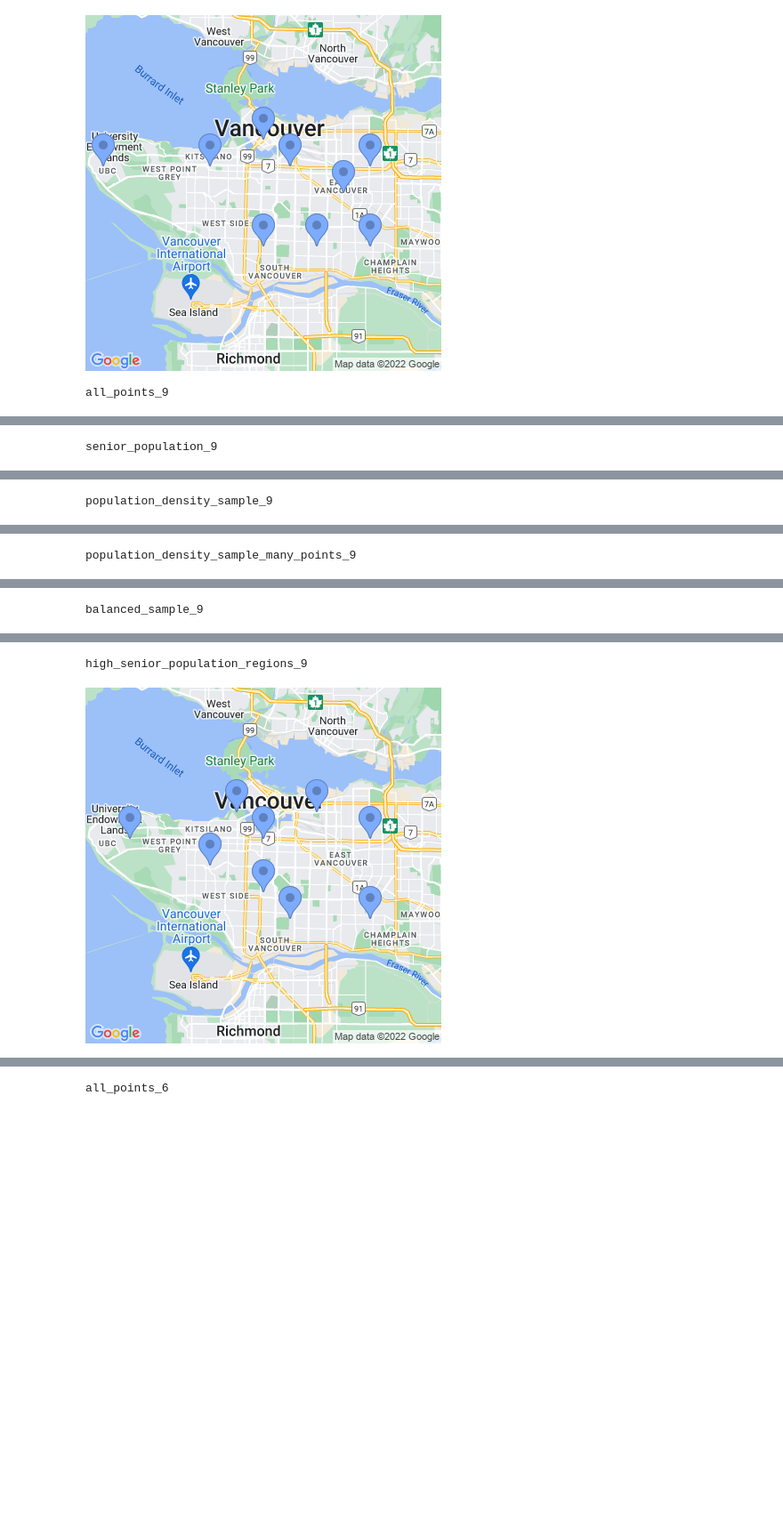
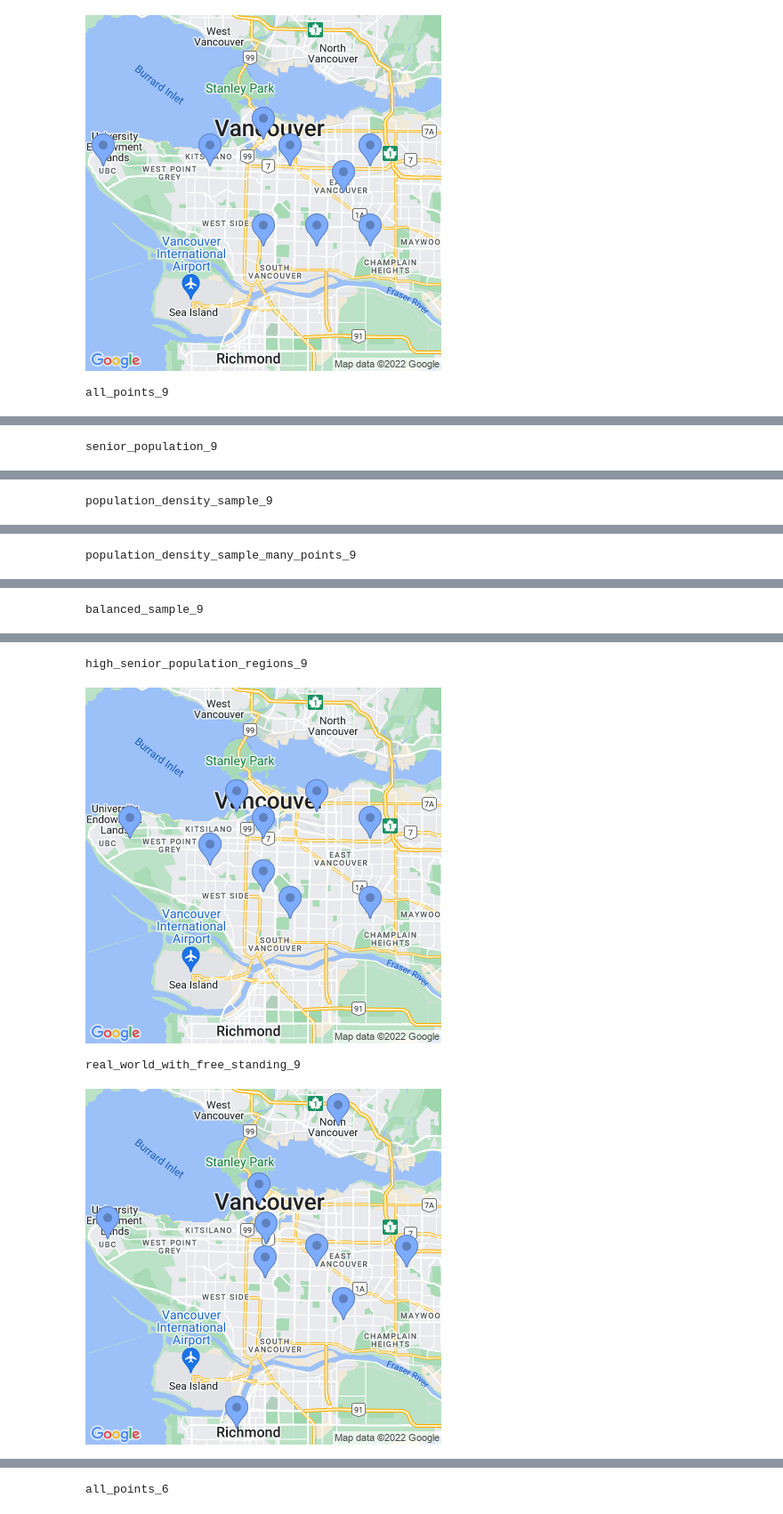
Before and after one commit to rctcwyvrn/math441-project, a Jupyter notebook: p_median.ipynb, the cells around one changed output, grey strips where cells are left out. Shown at 89% size. Drawn from its saved outputs; the diff is of its cells as text; code cells hidden in the pictures; blank space fills up the shorter version.

```diff
--- a/p_median.ipynb
+++ b/p_median.ipynb
@@ -358,24 +410,30 @@ display(utils.get_map(utils.vancouver_center, markers=[('blue', best_9_hospitals
 # %%
 # other 9 hospital results
 for name, choices in all_models.items():
     if "9" not in name:
         continue
-    hospitals = [test_problem_points[h] for h in choices]
+    if "real_world" in name:
+        points_with_fixed_points = real_hospitals + test_problem_points
+        hospitals = [points_with_fixed_points[h] for h in choices]
+    else:
+        hospitals = [test_problem_points[h] for h in choices]
     print(name)
     display(utils.get_map(utils.vancouver_center, markers=[('blue', hospitals)]))
 # %% [output]
 all_points_9
 [figure]
 senior_population_9
 [figure]
 population_density_sample_9
 [figure]
 population_density_sample_many_points_9
 [figure]
 balanced_sample_9
 [figure]
 high_senior_population_regions_9
 [figure]
+real_world_with_free_standing_9
+[figure, added]
 # %%
 # high senior regions sample overlayed with the actual high senior population regions
 high_senior_9 = [test_problem_points[h] for h in all_models["high_senior_population_regions_9"]]
```
Also changed, not shown: parts of 8 cells of this notebook.
